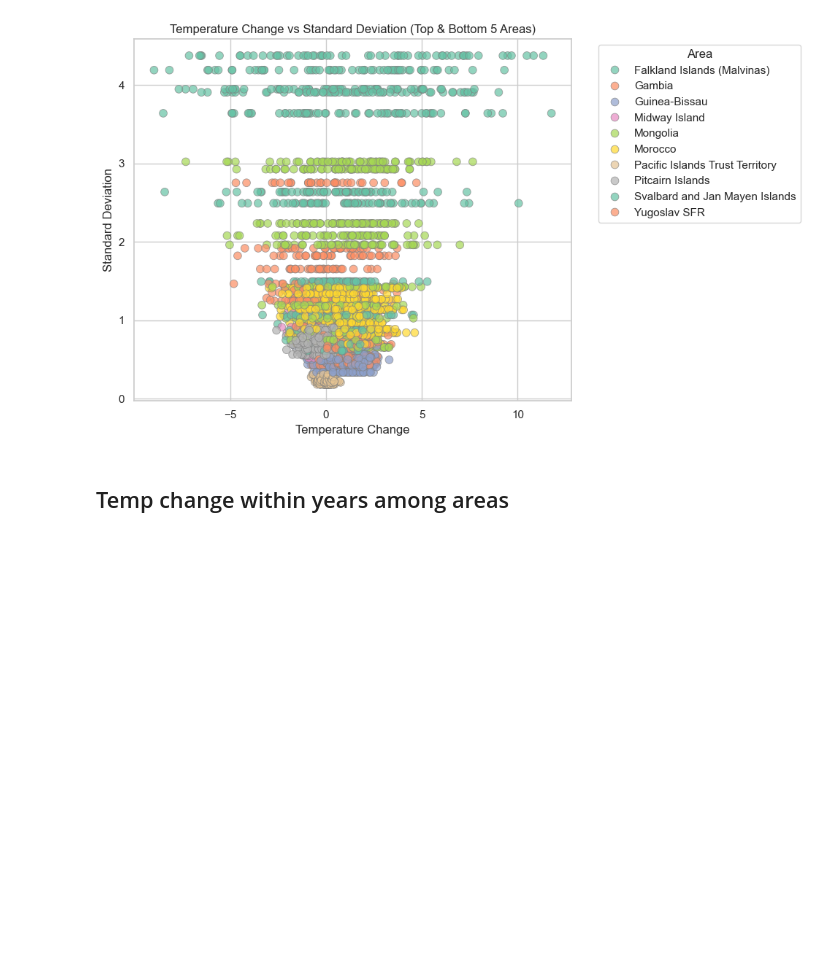
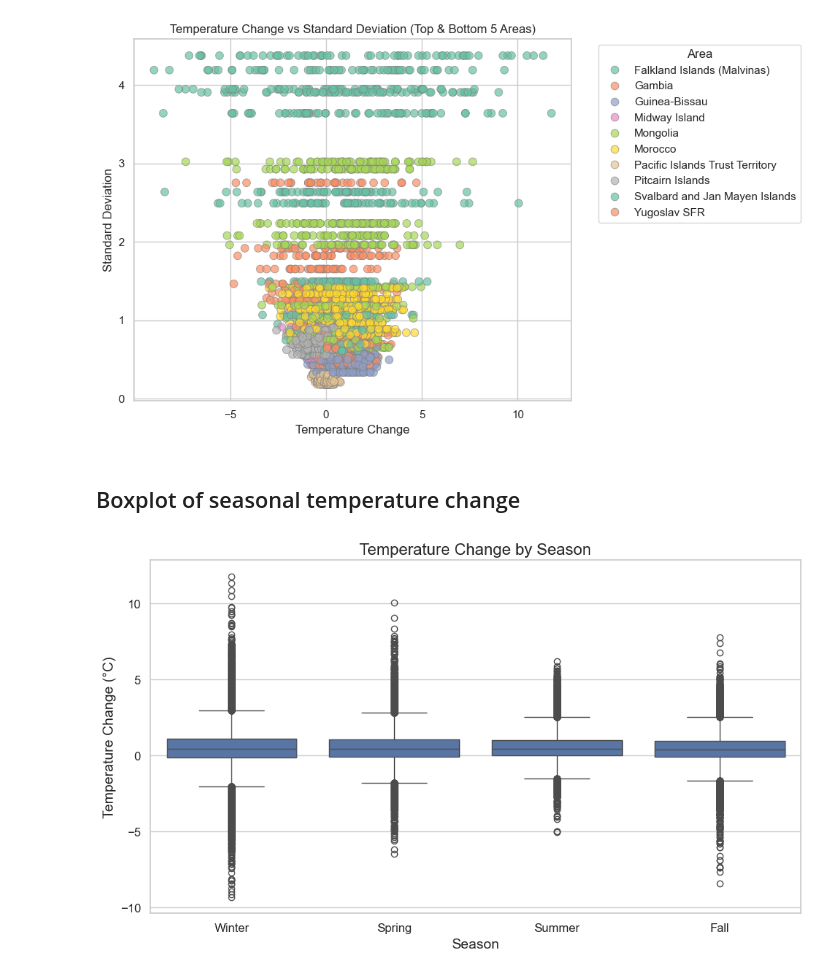
Before and after one commit to stacyshki/TemperatureChangeVisualization, a Jupyter notebook: FINAL PROJECT.ipynb, the cells around one changed output. Drawn from its saved outputs; the diff is of its cells as text; code cells hidden in the pictures; blank space fills up the shorter version.

Commit message:
Seasonal std deviation boxplot

```diff
--- a/FINAL PROJECT.ipynb
+++ b/FINAL PROJECT.ipynb
@@ -494,5 +494,50 @@ plt.tight_layout()
 plt.show()
 # %% [output]
 [figure]
-# %% [markdown]
-## Temp change within years among areas
+# %% [markdown]
+## Boxplot of seasonal temperature change
+# %%
+month_to_season = {
+    'December': 'Winter', 'January': 'Winter', 'February': 'Winter',
+    'March': 'Spring', 'April': 'Spring', 'May': 'Spring',
+    'June': 'Summer', 'July': 'Summer', 'August': 'Summer',
+    'September': 'Fall', 'October': 'Fall', 'November': 'Fall'
+}
+df_temp_melted["Season"] = df_temp_melted["Months"].map(month_to_season)
+season_desc = df_temp_melted.groupby("Season")["Temperature Change"].describe().reset_index()
+season_desc.to_csv("Described_parts/tempDescBySeason.csv", index=False)
+grouped = df_temp_melted.groupby("Season")["Temperature Change"]
+
+q1 = grouped.quantile(0.25)
+q3 = grouped.quantile(0.75)
+iqr = q3 - q1
+lower_bound = q1 - 1.5 * iqr
+upper_bound = q3 + 1.5 * iqr
+df_temp_melted = df_temp_melted.copy()
+df_temp_melted["Q1"] = df_temp_melted["Season"].map(q1)
+df_temp_melted["Q3"] = df_temp_melted["Season"].map(q3)
+df_temp_melted["IQR"] = df_temp_melted["Q3"] - df_temp_melted["Q1"]
+df_temp_melted["Lower"] = df_temp_melted["Season"].map(lower_bound)
+df_temp_melted["Upper"] = df_temp_melted["Season"].map(upper_bound)
+outliers = df_temp_melted[
+    (df_temp_melted["Temperature Change"] < df_temp_melted["Lower"]) |
+    (df_temp_melted["Temperature Change"] > df_temp_melted["Upper"])
+].copy()
+outliers["Outlier Type"] = outliers.apply(
+    lambda row: "Low" if row["Temperature Change"] < row["Lower"] else "High", axis=1
+)
+
+outliers[["Area", "Season", "Year", "Months", "Temperature Change", "Outlier Type"]] \
+    .to_csv("Described_parts/tempOutliersBySeason.csv", index=False)
+
+plt.figure(figsize=(10, 6))
+sns.boxplot(x="Season", y="Temperature Change", data=df_temp_melted, order=["Winter", "Spring", "Summer", "Fall"])
+plt.title("Temperature Change by Season", fontsize=16)
+plt.xlabel("Season", fontsize=14)
+plt.ylabel("Temperature Change (°C)", fontsize=14)
+plt.xticks(fontsize=12)
+plt.yticks(fontsize=12)
+plt.tight_layout()
+plt.show()
+# %% [output]
+[figure, added]
```
Also changed, not shown: parts of 2 cells of this notebook, 9 other files.
